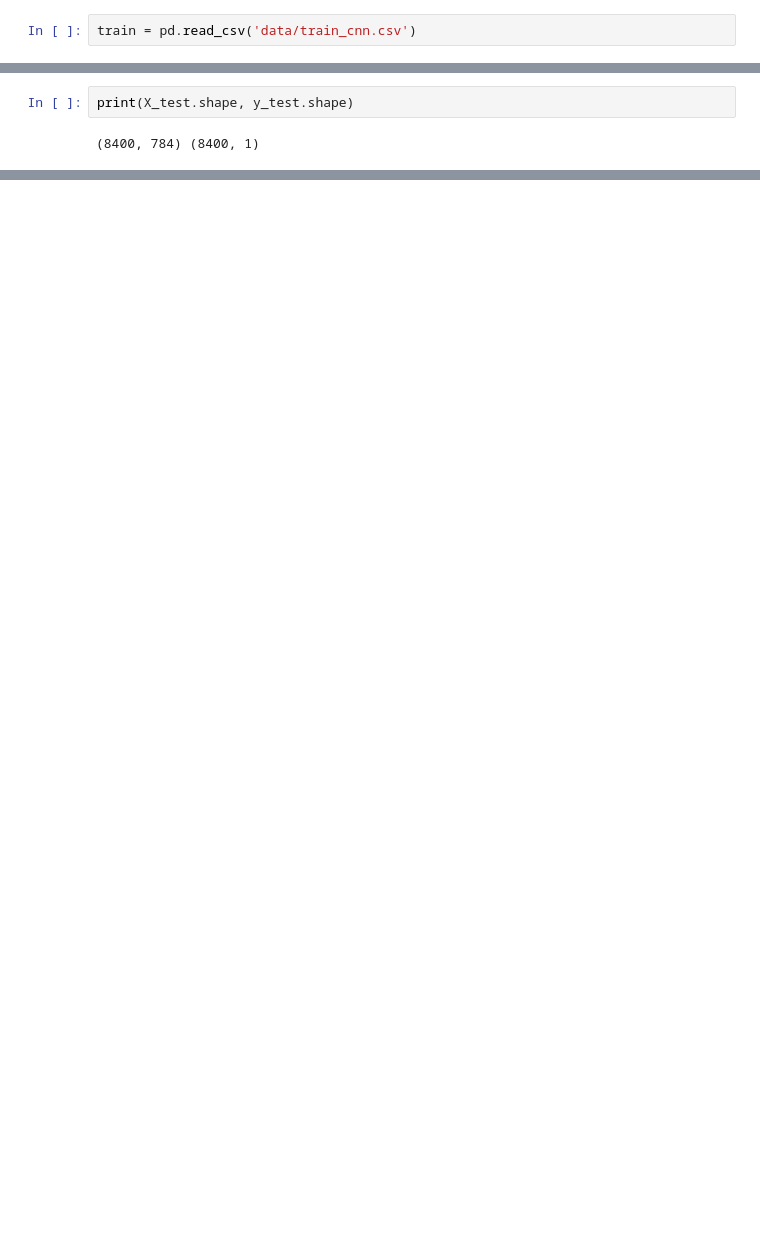
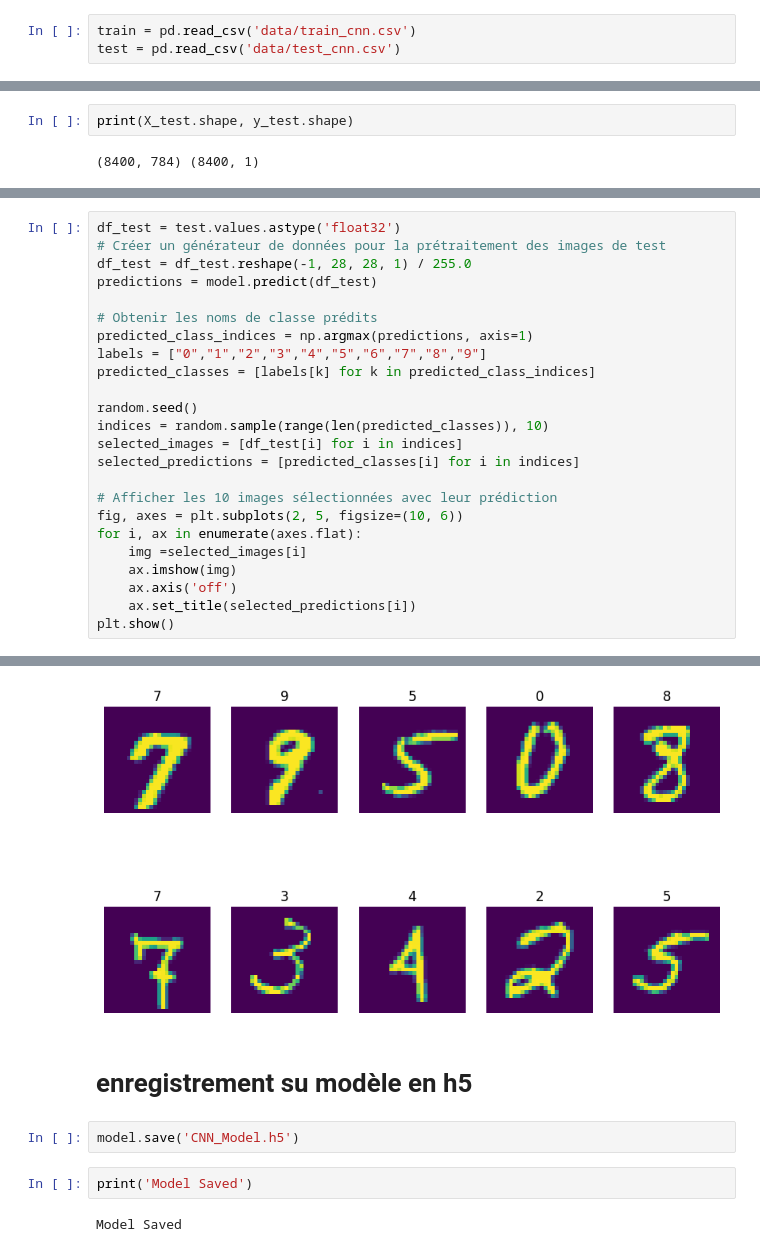
Before and after one commit to ASAKHRI/projet_CNN, a Jupyter notebook: projet_cnn.ipynb, the cells around one changed output, grey strips where cells are left out. Saved outputs shown, nothing was run; the diff lists cells and outputs as text; blank space fills up the shorter version.

```diff
--- a/projet_cnn.ipynb
+++ b/projet_cnn.ipynb
@@ -25,5 +26,6 @@ To enable them in other operations, rebuild TensorFlow with the appropriate comp
 # %%
 train = pd.read_csv('data/train_cnn.csv')
+test = pd.read_csv('data/test_cnn.csv')
 # %%
 train.shape
 # %% [output]
@@ -208,0 +251,25 @@ test_accuracy: 0.9871
+# %%
+df_test = test.values.astype('float32')
+# Créer un générateur de données pour la prétraitement des images de test
+df_test = df_test.reshape(-1, 28, 28, 1) / 255.0
+predictions = model.predict(df_test)
+
+# Obtenir les noms de classe prédits
+predicted_class_indices = np.argmax(predictions, axis=1)
+labels = ["0","1","2","3","4","5","6","7","8","9"]
+predicted_classes = [labels[k] for k in predicted_class_indices]
+
+random.seed()
+indices = random.sample(range(len(predicted_classes)), 10)
+selected_images = [df_test[i] for i in indices]
+selected_predictions = [predicted_classes[i] for i in indices]
+
+# Afficher les 10 images sélectionnées avec leur prédiction
+fig, axes = plt.subplots(2, 5, figsize=(10, 6))
+for i, ax in enumerate(axes.flat):
+    img =selected_images[i]
+    ax.imshow(img)
+    ax.axis('off')
+    ax.set_title(selected_predictions[i])
+plt.show()
+# %% [output]
@@ -208,0 +277,9 @@ test_accuracy: 0.9871
+[figure, added]
+# %% [markdown]
+# enregistrement su modèle en h5
+# %%
+model.save('CNN_Model.h5')
+# %%
+print('Model Saved')
+# %% [output]
+Model Saved
```
Also changed, not shown: parts of 12 cells of this notebook.
